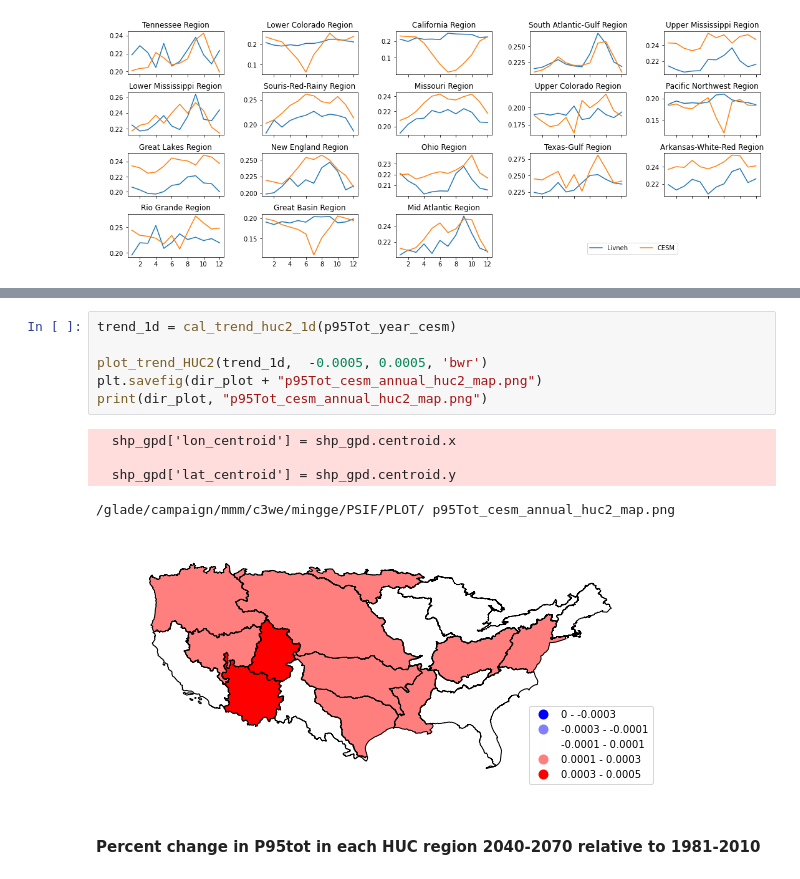
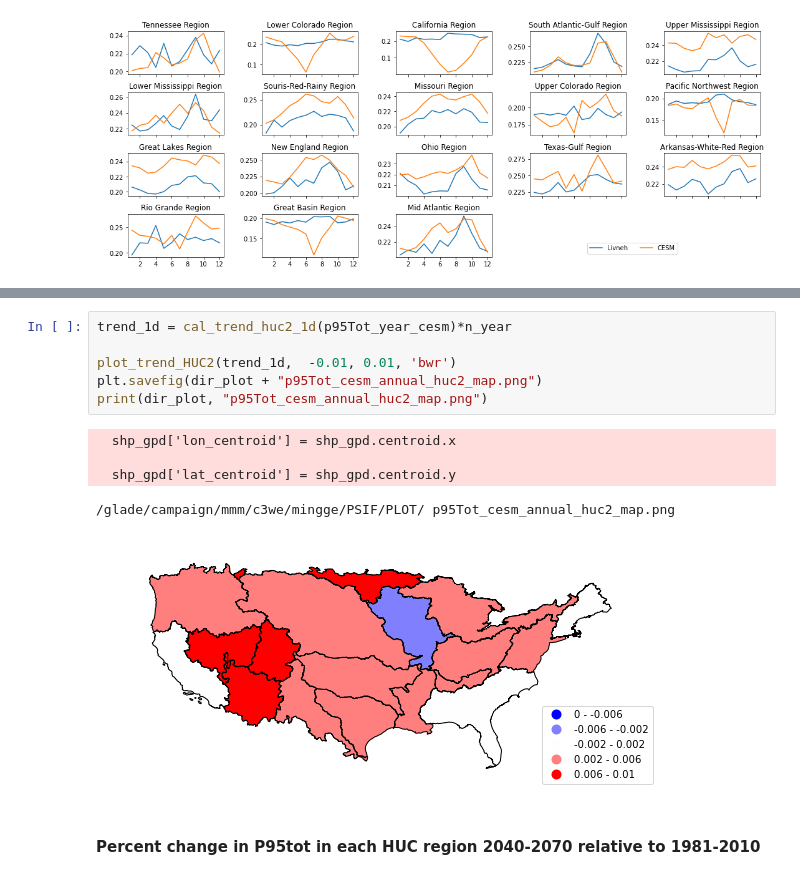
Before and after one commit to ming80302/PSIF, a Jupyter notebook: prec_huc2_cesm_livneh_paper_2.ipynb, the cells around one changed output, grey strips where cells are left out. Saved outputs shown, nothing was run; the diff lists cells and outputs as text.

```diff
--- a/prec_huc2_cesm_livneh_paper_2.ipynb
+++ b/prec_huc2_cesm_livneh_paper_2.ipynb
@@ -354,15 +355,15 @@ print(dir_plot, "p95Tot_livneh_annual_huc2_map.png")
 # %%
-trend_1d = cal_trend_huc2_1d(p95Tot_year_cesm)
+trend_1d = cal_trend_huc2_1d(p95Tot_year_cesm)*n_year
 
-plot_trend_HUC2(trend_1d,  -0.0005, 0.0005, 'bwr')
+plot_trend_HUC2(trend_1d,  -0.01, 0.01, 'bwr')
 plt.savefig(dir_plot + "p95Tot_cesm_annual_huc2_map.png")
 print(dir_plot, "p95Tot_cesm_annual_huc2_map.png")
 # %% [output]
   shp_gpd['lon_centroid'] = shp_gpd.centroid.x
 
   shp_gpd['lat_centroid'] = shp_gpd.centroid.y
 /glade/campaign/mmm/c3we/mingge/PSIF/PLOT/ p95Tot_cesm_annual_huc2_map.png
-[figure, old version]
+[figure, new version]
 # %% [markdown]
 #### Percent change in P95tot in each HUC region 2040-2070 relative to 1981-2010
 # %%
```
Also changed, not shown: parts of 4 cells of this notebook.
